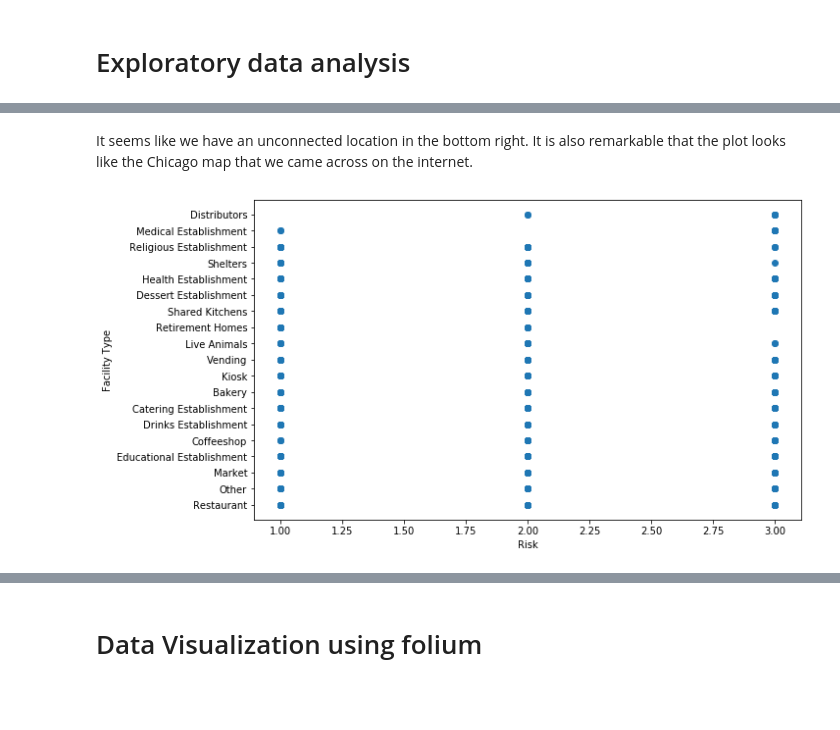
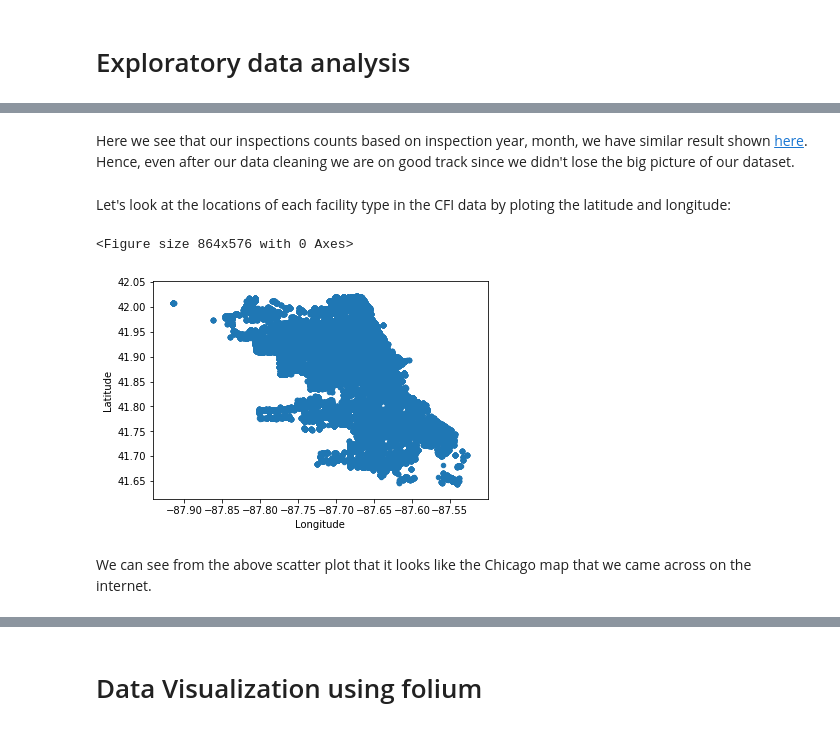
Before and after one commit to aaag97/ada-2019-project-databusters, a Jupyter notebook: Exploratory Data Analysis CFI.ipynb, the cells around one changed output, grey strips where cells are left out. Cells and saved outputs as stored; diff of their text form; code cells hidden in the pictures; blank space fills up the shorter version.

```diff
--- a/Exploratory Data Analysis CFI.ipynb
+++ b/Exploratory Data Analysis CFI.ipynb
@@ -33,11 +61,13 @@ plt.show()
+# %% [markdown]
+Here we see that our inspections counts based on inspection year, month, we have similar result shown [here](https://data.cityofchicago.org/Health-Human-Services/Food-Inspections-Dashboard/2bnm-jnvb). Hence, even after our data cleaning we are on good track since we didn't lose the big picture of our dataset.
+# %% [markdown]
+Let's look at the locations of each facility type in the CFI data by ploting the latitude and longitude:
+# %%
+plt.figure(figsize=(12, 8))
+inspections.plot.scatter(x = 'Longitude', y ='Latitude')
+plt.show()
+# %% [output]
+<Figure size 864x576 with 0 Axes>
+[figure, added]
 # %% [markdown]
-It seems like we have an unconnected location in the bottom right. It is also remarkable that the plot looks like the Chicago map that we came across on the internet.
+We can see from the above scatter plot that it looks like the Chicago map that we came across on the internet.
-# %%
-# Plotting a scatter plot
-fig, ax = plt.subplots(figsize=(10,6))
-ax.scatter(inspections['Risk'], inspections['Facility Type'])
-ax.set_xlabel('Risk')
-ax.set_ylabel('Facility Type')
-plt.show()
-# %% [output]
-[figure, removed]
```
Also changed, not shown: parts of 26 cells of this notebook, 1 other file.
